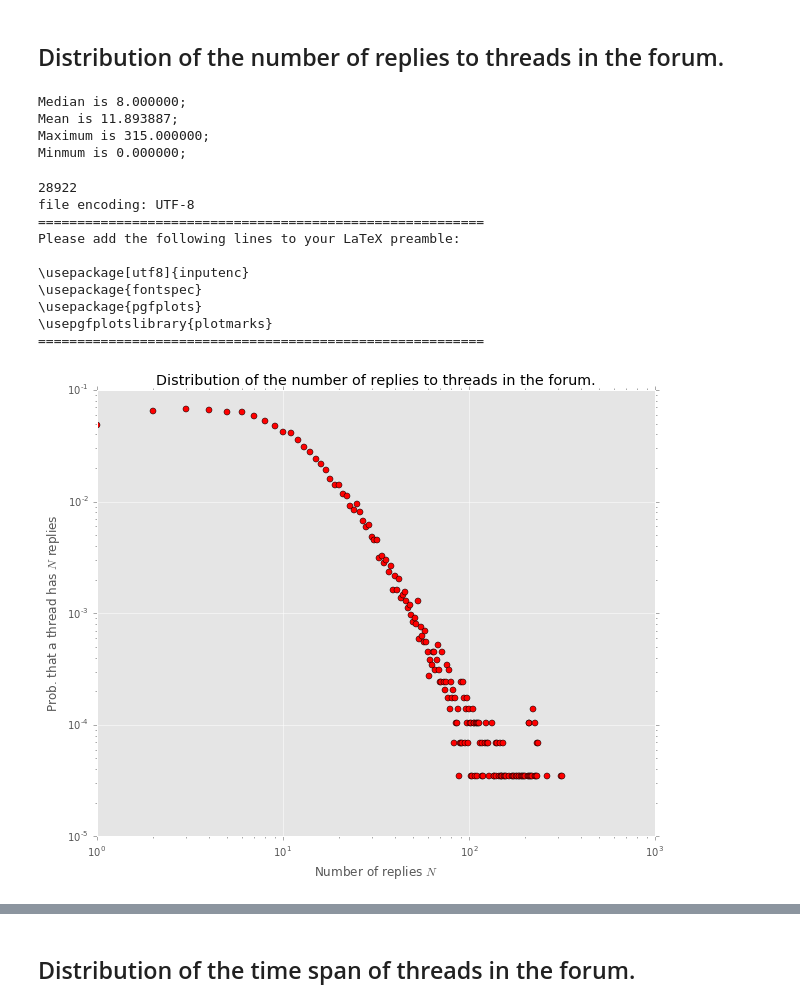
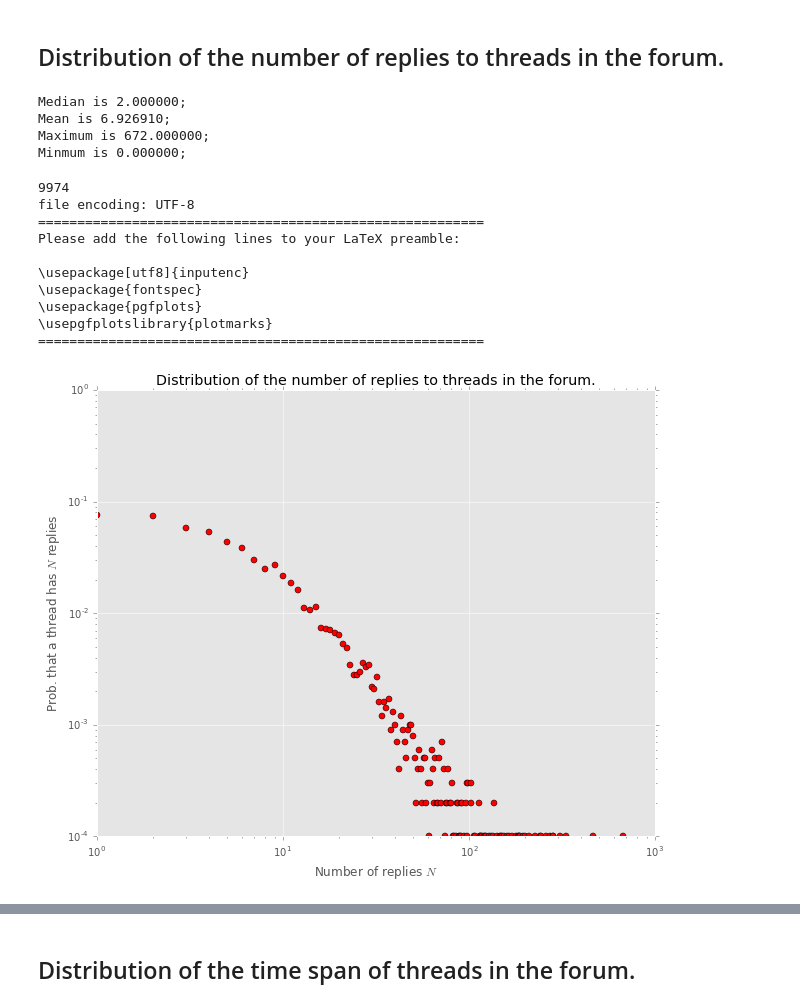
Before and after one commit to stomachacheGE/forum_crawler, a Jupyter notebook: prostatakrebs_statistic.ipynb, the cells around one changed output, grey strips where cells are left out. Cells and saved outputs as stored; diff of their text form; code cells hidden in the pictures.

```diff
--- a/prostatakrebs_statistic.ipynb
+++ b/prostatakrebs_statistic.ipynb
@@ -173,40 +182,40 @@ np.save('thread_posts', thread_posts)
 # %%
-thread_posts = np.load('thread_posts.npy')
+thread_posts = np.load('outputs/thread_posts_krebs.npy')
 # %%
 show_statistics(thread_posts)
 # %% [output]
-Median is 8.000000;
-Mean is 11.893887;
-Maximum is 315.000000;
+Median is 2.000000;
+Mean is 6.926910;
+Maximum is 672.000000;
 Minmum is 0.000000;
 # %%
 post_bincount = np.bincount(np.squeeze(thread_posts))
 post_prob = post_bincount / thread_posts.shape[1]
 print(thread_posts.shape[1])
 style.use('ggplot')
 plt.yscale('log')
 plt.xscale('log')
 plt.title('Distribution of the number of replies to threads in the forum.')
 plt.xlabel(r'Number of replies $N$')
 plt.ylabel(r'Prob. that a thread has $N$ replies')
 plt.plot(np.arange(len(post_prob)), post_prob, 'ro')
 #plt.legend()
 plt.grid(True)
 
-#plt.show()
-tikz_save('number_replies.tex')
+plt.show()
+#tikz_save('outputs/number_replies_krebs.tex')
 # %% [output]
-28922
+9974
 file encoding: UTF-8
 =========================================================
 Please add the following lines to your LaTeX preamble:
 
 \usepackage[utf8]{inputenc}
 \usepackage{fontspec}
 \usepackage{pgfplots}
 \usepgfplotslibrary{plotmarks}
 =========================================================
-[figure, old version]
+[figure, new version]
 # %%
 thread_posts_1 = np.sort(np.squeeze(thread_posts))
 #change to descending order
```
Also changed, not shown: parts of 19 cells of this notebook, 10 other files.
